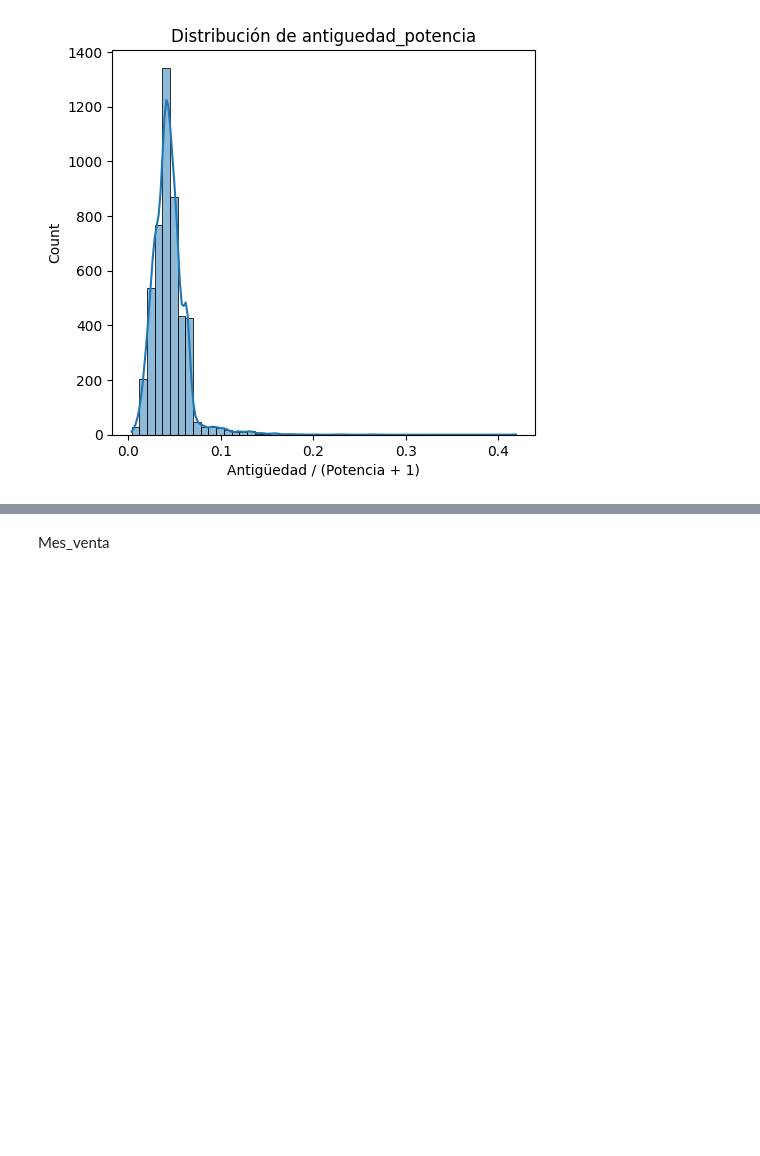
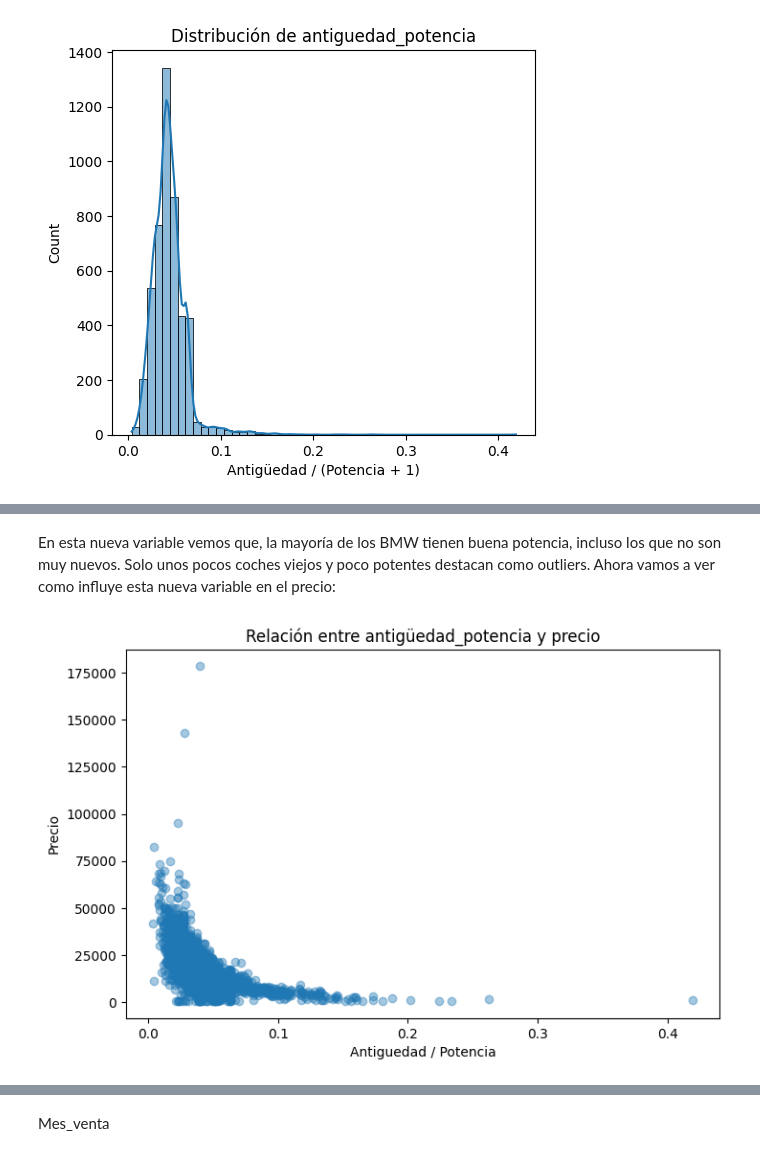
Before and after one commit to MiriamSantG/BMW, a Jupyter notebook: BMW.ipynb, the cells around one changed output, grey strips where cells are left out. Saved outputs shown, nothing was run; the diff lists cells and outputs as text; code cells hidden in the pictures; blank space fills up the shorter version.

```diff
--- a/BMW.ipynb
+++ b/BMW.ipynb
@@ -1302,0 +1320,14 @@ Text(0.5, 0, 'Antigüedad / (Potencia + 1)')
+# %% [markdown]
+En esta nueva variable vemos que, la mayoría de los BMW tienen buena potencia, incluso los que no son muy nuevos. Solo unos pocos coches viejos y poco potentes destacan como outliers.
+Ahora vamos a ver como influye esta nueva variable en el precio:
+# %%
+import matplotlib.pyplot as plt
+
+plt.figure(figsize=(8,5))
+plt.scatter(bmw_clean['antiguedad_potencia'], bmw_clean['precio'], alpha=0.4)
+plt.xlabel('Antiguedad / Potencia')
+plt.ylabel('Precio')
+plt.title('Relación entre antigüedad_potencia y precio')
+plt.show()
+# %% [output]
+[figure, added]
```
Also changed, not shown: parts of 58 cells of this notebook, 1 other file.
